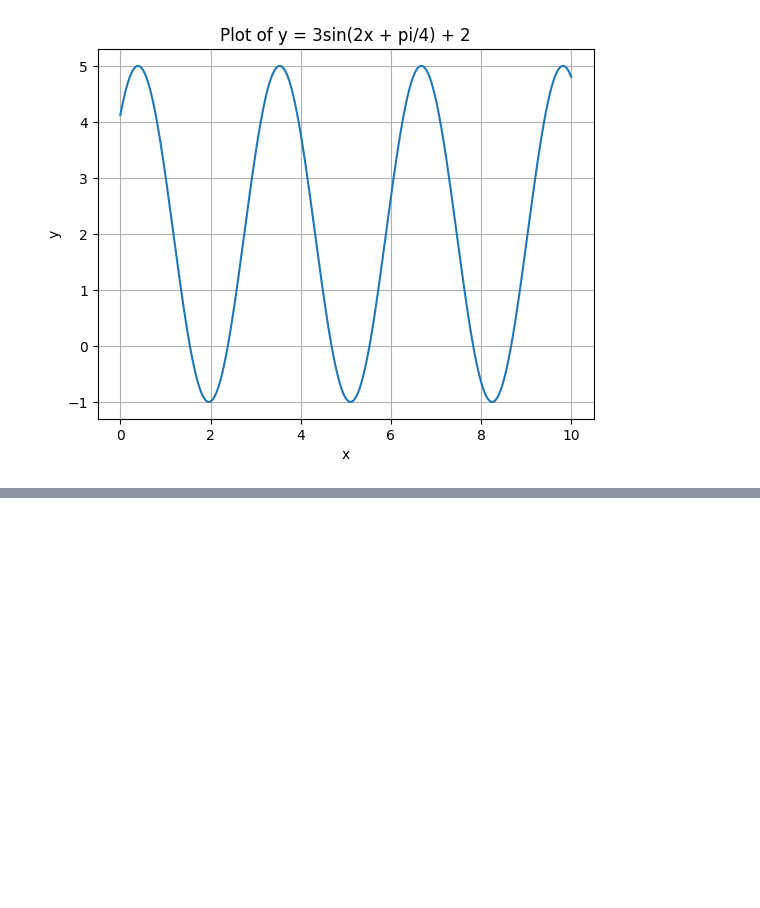
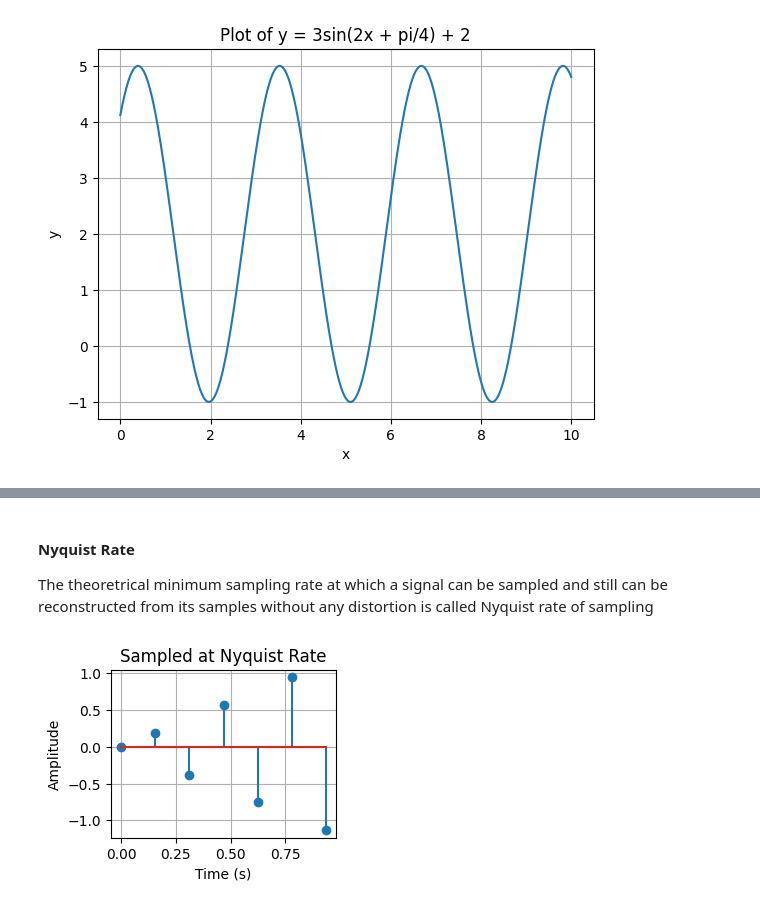
Before and after one commit to johnjustine5646/SPR, a Jupyter notebook: Lab0_SPR.ipynb, the cells around one changed output, grey strips where cells are left out. Saved outputs shown, nothing was run; the diff lists cells and outputs as text; code cells hidden in the pictures; blank space fills up the shorter version.

```diff
--- a/Lab0_SPR.ipynb
+++ b/Lab0_SPR.ipynb
@@ -116,0 +131,18 @@ plt.show()
+# %% [markdown]
+#### Nyquist Rate
+The theoretrical minimum sampling rate at which a signal can be sampled and still can be reconstructed from its samples without any distortion is called Nyquist rate of sampling
+# %%
+
+# Sampling the signal at the Nyquist rate
+nyquist_rate = 2 * f
+nyquist_samples = int(1 / (nyquist_rate * (t[1]-t[0])))
+sampled_t_nyquist = t[::nyquist_samples]
+sampled_x_nyquist = x[::nyquist_samples]
+plt.subplot(2, 2, 2)
+plt.stem(sampled_t_nyquist, sampled_x_nyquist, use_line_collection=True)
+plt.title('Sampled at Nyquist Rate')
+plt.xlabel('Time (s)')
+plt.ylabel('Amplitude')
+plt.grid(True)
+# %% [output]
+[figure, added]
```
Also changed, not shown: parts of 41 cells of this notebook.
